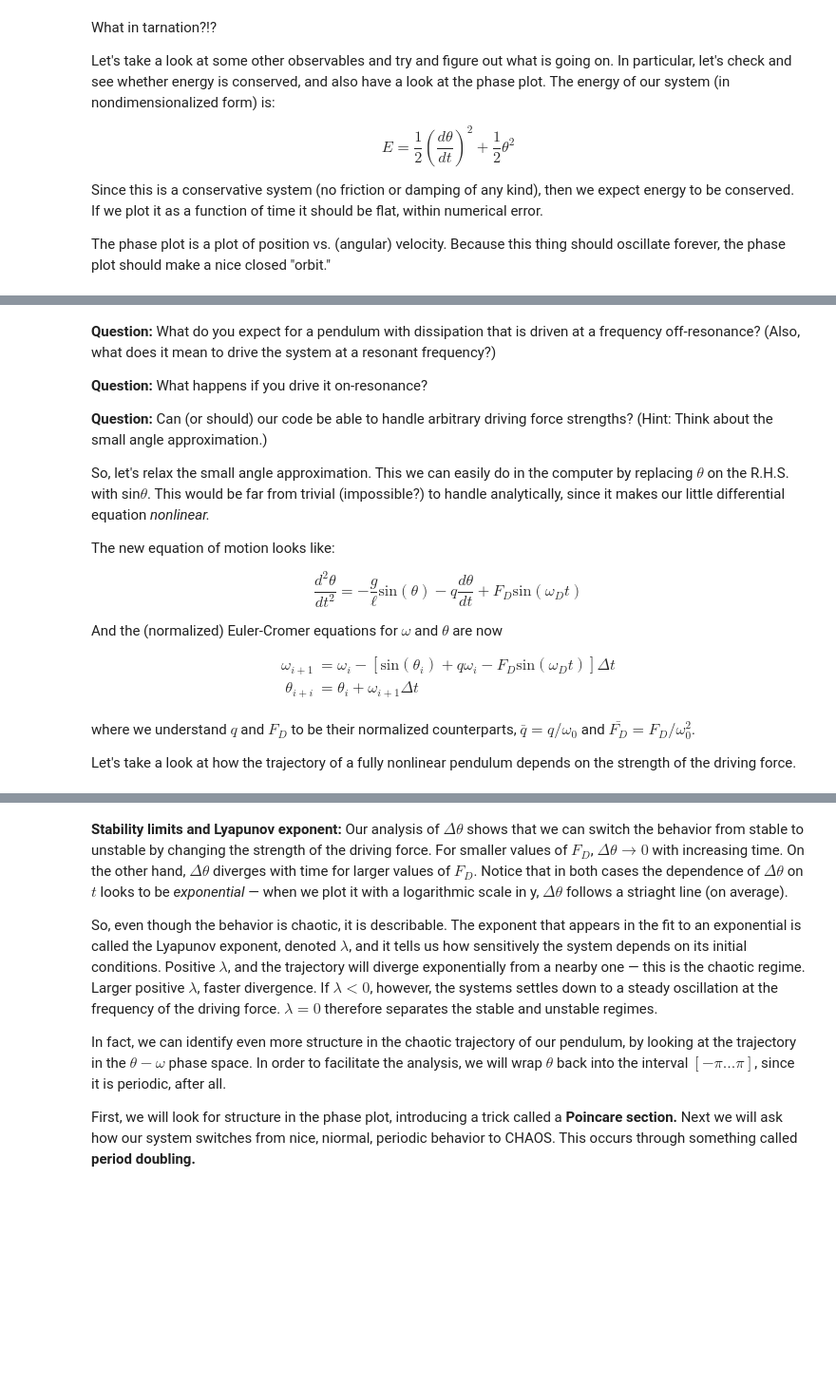
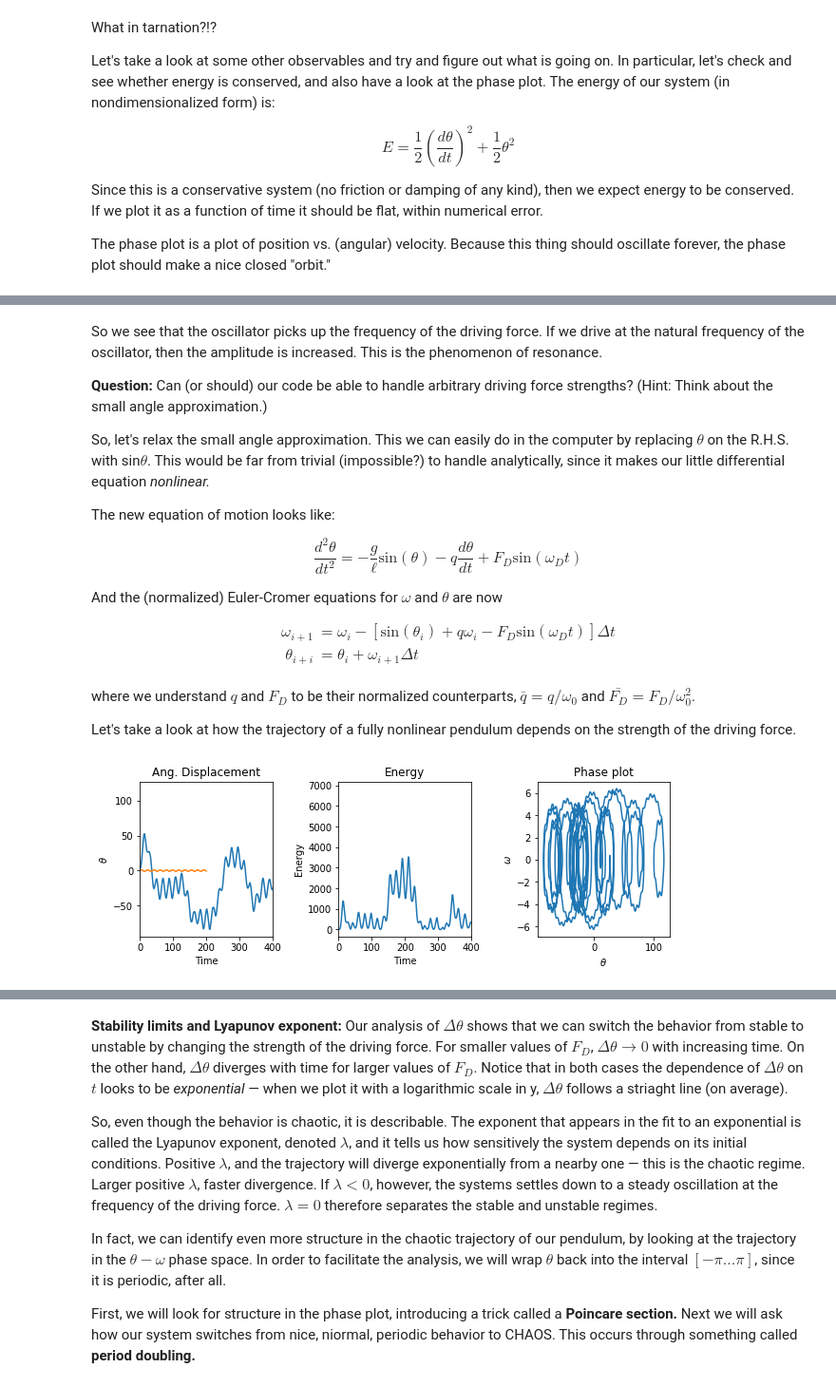
Before and after one commit to Boltz-mann/Phys460_660_2021, a Jupyter notebook: pendulum.ipynb, the cells around one changed output, grey strips where cells are left out. Shown at 95% size. Saved outputs shown, nothing was run; the diff lists cells and outputs as text; code cells hidden in the pictures; blank space fills up the shorter version.

```diff
--- a/pendulum.ipynb
+++ b/pendulum.ipynb
@@ -461,7 +488,5 @@ plt.show()
 # %% [markdown]
-**Question:** What do you expect for a pendulum with dissipation that is driven at a frequency off-resonance? (Also, what does it mean to drive the system at a resonant frequency?)
-
-**Question:** What happens if you drive it on-resonance?
+So we see that the oscillator picks up the frequency of the driving force. If we drive at the natural frequency of the oscillator, then the amplitude is increased. This is the phenomenon of resonance.
 
 **Question:** Can (or should) our code be able to handle arbitrary driving force strengths? (Hint: Think about the small angle approximation.)
 
@@ -493,11 +518,11 @@ import math as math
 
 dt = 0.05  # timestep
 q = 0.1   # damping constant. uncomment for CHAOS BABY!
-F_D = 1.2 # amplitude of the forcing term. uncomment for CHAOS WOO!
+F_D = 1.4 # amplitude of the forcing term. uncomment for CHAOS WOO!
 #q = 0
 #F_D = 0
 omega_D = 0.333 #
-theta0 = 3.141593/1.001
+theta0 = 3.141593/1.005
 
 theta = []
 omega = []
@@ -525,36 +550,39 @@ for i in range (1,imax):
     theta.append(theta_new)
     omega.append(omega_new)
     energy.append(E)
     time.append(t_new)
 
-x = np.linspace(0.0,200,200)
-y = np.sin(omega_D*x + 15)
+x = np.linspace(0.0,200,2000)
+y = np.sin(omega_D*x)
 
 ## Start with xlim = 100 to see the short time behavior. then increas in steps of 100
 ## to reveal the longer time behavior in the chaotic regime
 plt.figure(1, figsize=(10, 3))
 plt.subplots_adjust(wspace=0.5)
 ax = plt.subplot(131)
 ax.set_title('Ang. Displacement')
 ax.set_xlabel('Time')
 ax.set_ylabel('$\\theta$')
 ax.set_xlim(right=400)
+#ax.set_xlim(left=100)
 plt.plot(time,theta)
-#plt.plot(x,y)
+plt.plot(x,y)
 
 ax2 = plt.subplot(132)
 ax2.set_title('Energy')
 ax2.set_xlabel('Time')
 ax2.set_xlim(right=400)
 ax2.set_ylabel('Energy')
 plt.plot(time,energy)
 
 ax3 = plt.subplot(133)
 ax3.set_title('Phase plot')
 ax3.set_xlabel('$\\theta$')
 ax3.set_ylabel('$\omega$')
 plt.plot(theta,omega)
 plt.show()
+# %% [output]
+[figure, added]
 # %% [markdown]
 ## Chaos baby! Yeah!
 
```
Also changed, not shown: parts of 10 cells of this notebook.
